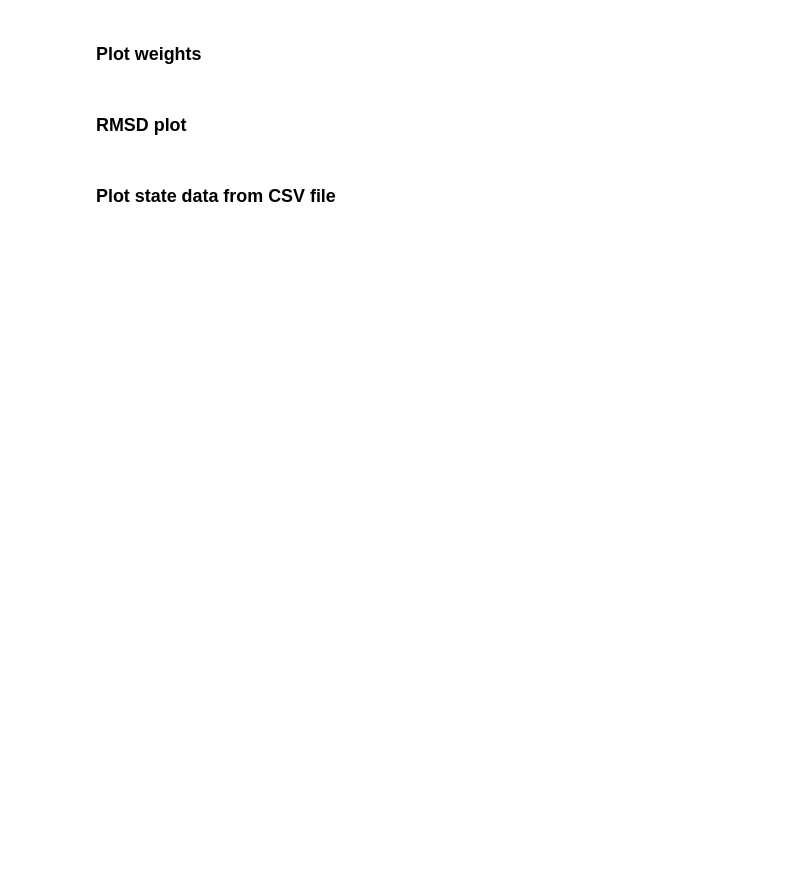
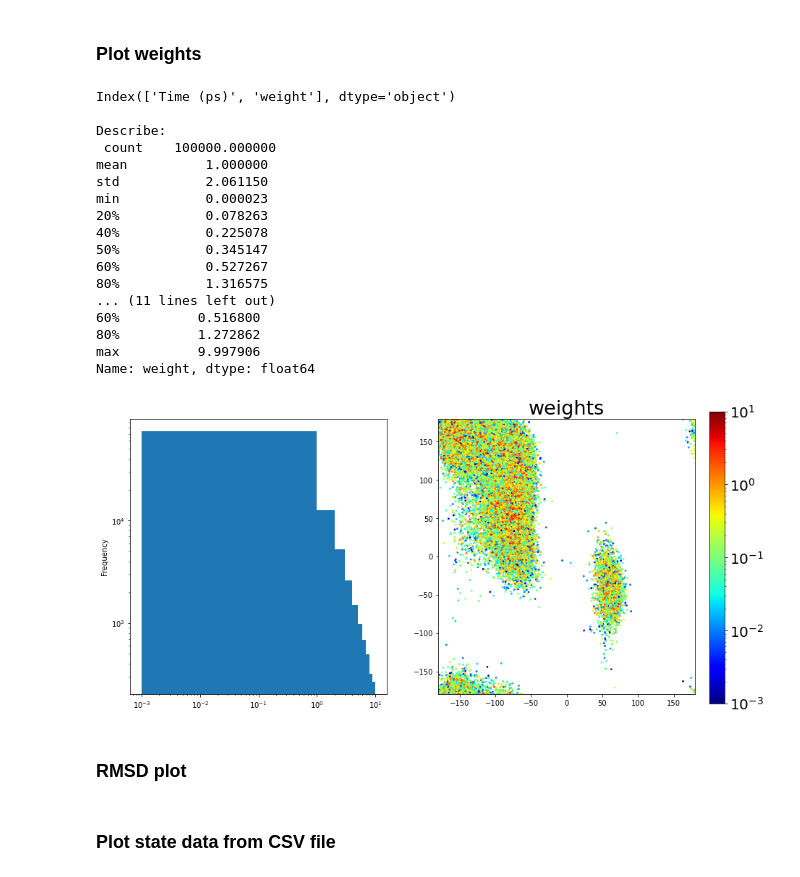
Before and after one commit to zwpku/colvars-finder, a Jupyter notebook: examples/dipeptide/traj_analyzer.ipynb, the cells around one changed output. Saved outputs shown, nothing was run; the diff lists cells and outputs as text; code cells hidden in the pictures; blank space fills up the shorter version.

```diff
--- a/examples/dipeptide/traj_analyzer.ipynb
+++ b/examples/dipeptide/traj_analyzer.ipynb
@@ -78,35 +91,54 @@ weight_filename = "%s/weights.csv" % output_path
 weights = pandas.read_csv(weight_filename)
 print (weights.columns)
 print ('\nDescribe:\n', weights['weight'].describe(percentiles=[0.2, 0.4, 0.6, 0.8]))
 
 fig, ax = plt.subplots(1,2, figsize=(14,7))
 
 nbin=10
-[vmin, vmax] = [1e-8, 1e0]
-[min_weight, max_weight] = [1e-5, 1e0]
+[vmin, vmax] = [1e-3, 1e1]
+[min_weight, max_weight] = [1e-3, 1e1]
 
 # select states according to weights
 select = (weights['weight']>min_weight) & (weights['weight']<max_weight)
 weights = weights[select]
 print ('\nDescribe:\n', weights['weight'].describe(percentiles=[0.2, 0.4, 0.6, 0.8]))
 
 # histogram of weights
 weights['weight'].plot(kind='hist', logx=True, logy=True, ax=ax[0], bins=nbin)
 
 # scatter plot of weights
 sc = ax[1].scatter(traj_angles[select,0], traj_angles[select,1], s=3.0, c=weights['weight'], vmin=vmin, vmax=vmax, cmap='jet', norm=matplotlib.colors.LogNorm())
 
 ax[1].set_title(f'weights', fontsize=27)
 ax[1].set_xlim([-180,180])
 ax[1].set_ylim([-180,180])
 
 #ax.set_xticks([-3, -2, -1, 0, 1, 2, 3])
 #ax.set_yticks([-3, -2, -1, 0, 1, 2, 3])
 cax = fig.add_axes([0.92, 0.10, .02, 0.80])
 cbar = fig.colorbar(sc, cax=cax)
 cbar.ax.tick_params(labelsize=20)
 
 plt.show()
+# %% [output]
+Index(['Time (ps)', 'weight'], dtype='object')
+
+Describe:
+ count    100000.000000
+mean          1.000000
+std           2.061150
+min           0.000023
+20%           0.078263
+40%           0.225078
+50%           0.345147
+60%           0.527267
+80%           1.316575
+... (11 lines left out)
+60%          0.516800
+80%          1.272862
+max          9.997906
+Name: weight, dtype: float64
+[figure, added]
 # %% [markdown]
 ### RMSD plot
 # %%
```
Also changed, not shown: parts of 5 cells of this notebook, 4 other files.
